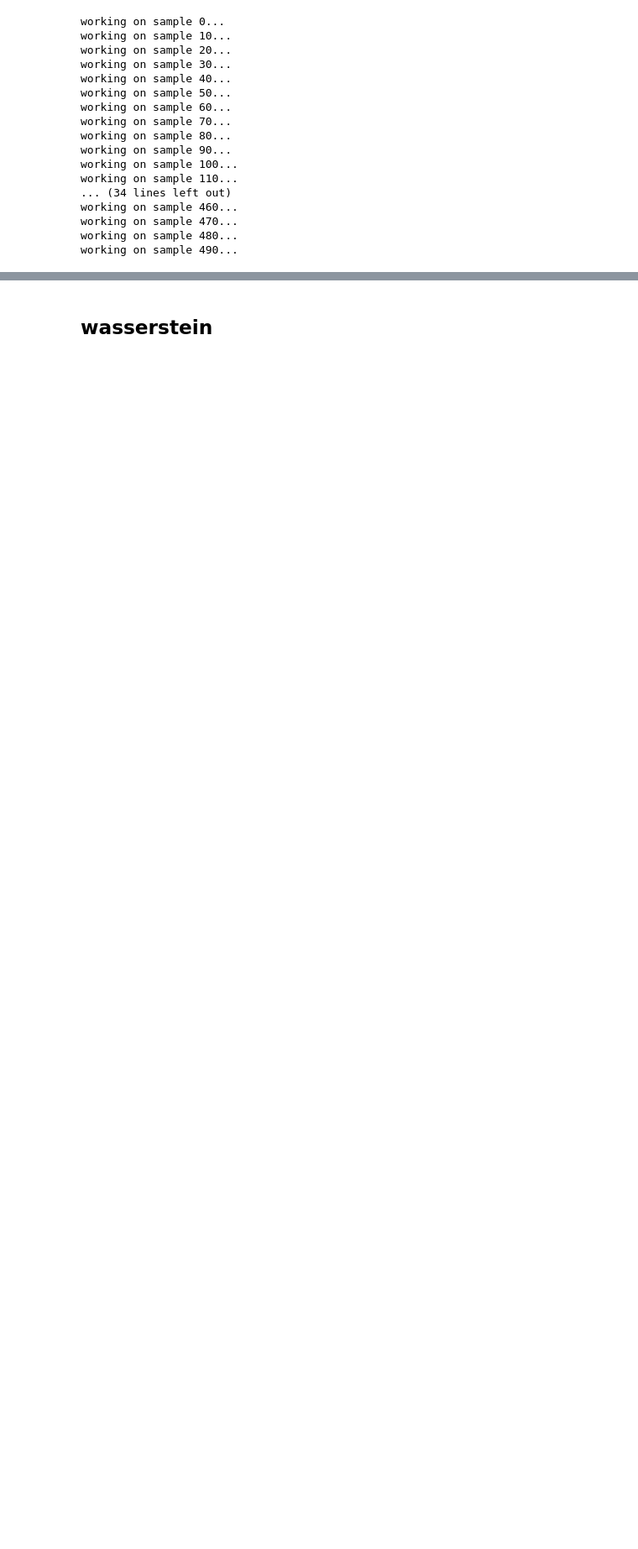
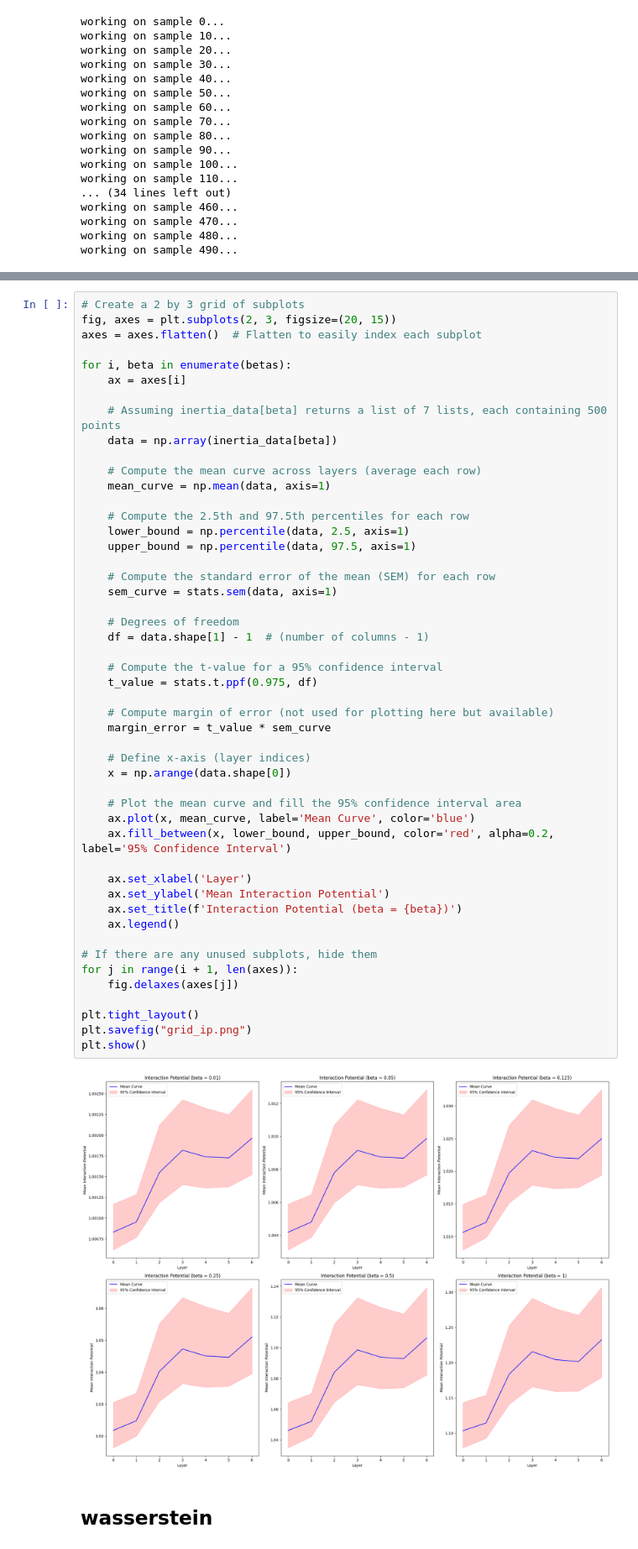
Before and after one commit to iz05/gpt-token-visual, a Jupyter notebook: playground.ipynb, the cells around one changed output, grey strips where cells are left out. Shown: that part at 84% size. Saved outputs shown, nothing was run; the diff lists cells and outputs as text; blank space fills up the shorter version.

```diff
--- a/playground.ipynb
+++ b/playground.ipynb
@@ -233,3 +187,54 @@ working on sample 490...
+# %%
+# Create a 2 by 3 grid of subplots
+fig, axes = plt.subplots(2, 3, figsize=(20, 15))
+axes = axes.flatten()  # Flatten to easily index each subplot
+
+for i, beta in enumerate(betas):
+    ax = axes[i]
+
+    # Assuming inertia_data[beta] returns a list of 7 lists, each containing 500 points
+    data = np.array(inertia_data[beta])
+
+    # Compute the mean curve across layers (average each row)
+    mean_curve = np.mean(data, axis=1)
+
+    # Compute the 2.5th and 97.5th percentiles for each row
+    lower_bound = np.percentile(data, 2.5, axis=1)
+    upper_bound = np.percentile(data, 97.5, axis=1)
+
+    # Compute the standard error of the mean (SEM) for each row
+    sem_curve = stats.sem(data, axis=1)
+
+    # Degrees of freedom
+    df = data.shape[1] - 1  # (number of columns - 1)
+
+    # Compute the t-value for a 95% confidence interval
+    t_value = stats.t.ppf(0.975, df)
+
+    # Compute margin of error (not used for plotting here but available)
+    margin_error = t_value * sem_curve
+
+    # Define x-axis (layer indices)
+    x = np.arange(data.shape[0])
+
+    # Plot the mean curve and fill the 95% confidence interval area
+    ax.plot(x, mean_curve, label='Mean Curve', color='blue')
+    ax.fill_between(x, lower_bound, upper_bound, color='red', alpha=0.2, label='95% Confidence Interval')
+
+    ax.set_xlabel('Layer')
+    ax.set_ylabel('Mean Interaction Potential')
+    ax.set_title(f'Interaction Potential (beta = {beta})')
+    ax.legend()
+
+# If there are any unused subplots, hide them
+for j in range(i + 1, len(axes)):
+    fig.delaxes(axes[j])
+
+plt.tight_layout()
+plt.savefig("grid_ip.png")
+plt.show()
+# %% [output]
+[figure, added]
 # %% [markdown]
 ## wasserstein
 # %%
```
Also changed, not shown: parts of 13 cells of this notebook, 1 other file.
